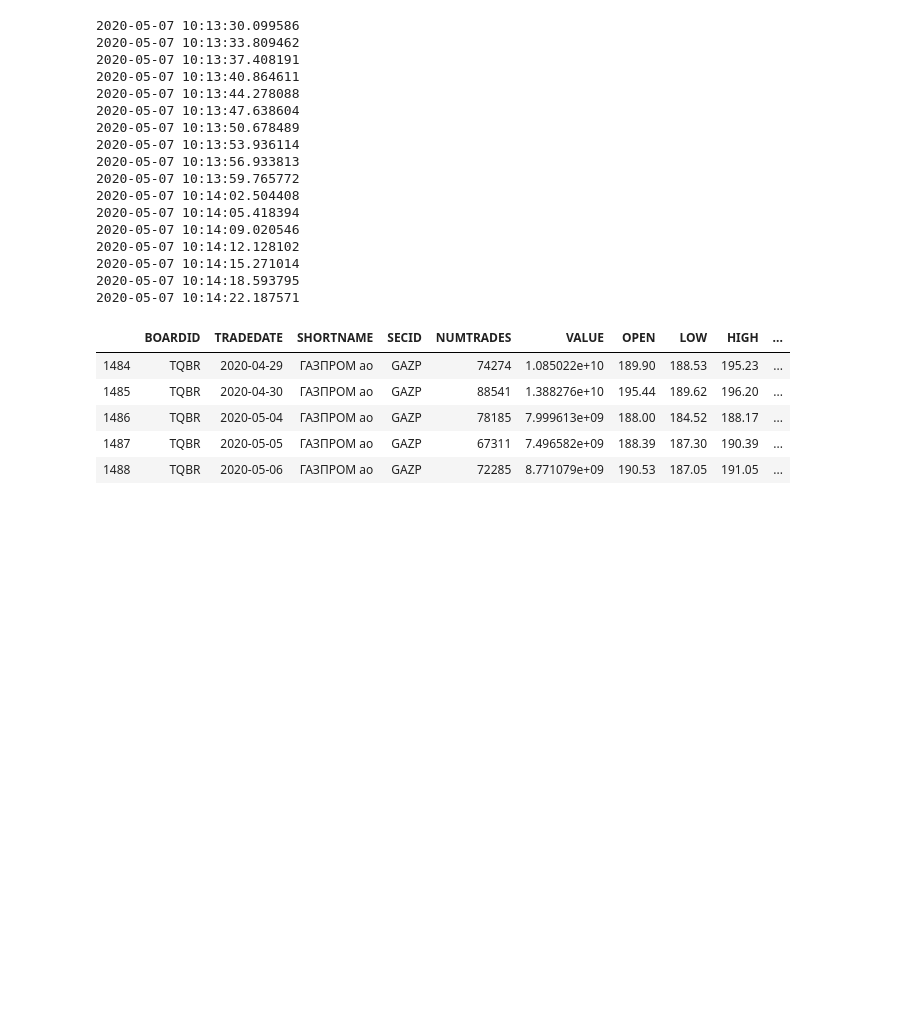
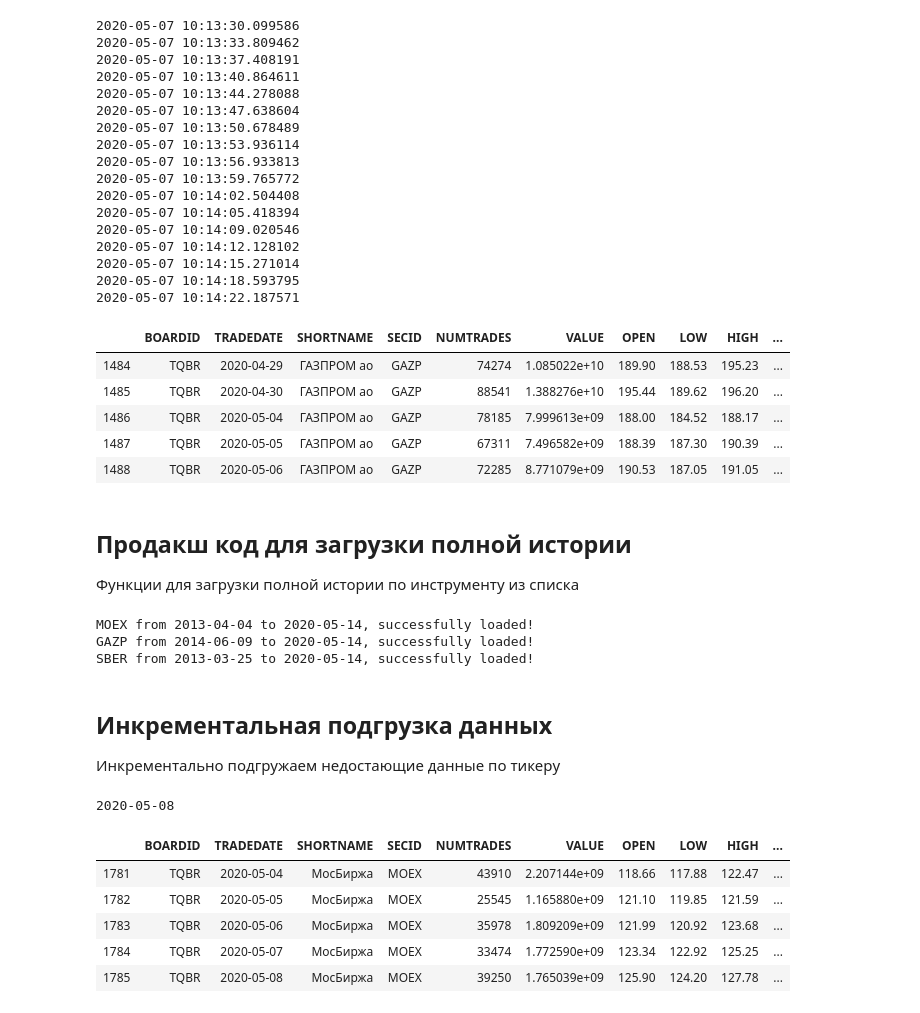
Before and after one commit to inikishin/Pandora, a Jupyter notebook: Notebooks/MOEX API.ipynb, the cells around one changed output. Cells and saved outputs as stored; diff of their text form; code cells hidden in the pictures; blank space fills up the shorter version.

```diff
--- a/Notebooks/MOEX API.ipynb
+++ b/Notebooks/MOEX API.ipynb
@@ -492,0 +494,4 @@ history_data.to_csv('./data/' + ticker + '_data.csv')
+# %% [markdown]
+## Продакш код для загрузки полной истории
+
+Функции для загрузки полной истории по инструменту из списка
@@ -492,0 +552,30 @@ history_data.to_csv('./data/' + ticker + '_data.csv')
+# %%
+ticker_list = ['MOEX', 'GAZP', 'SBER']
+
+for t in ticker_list:
+    load_full_history_MOEX(t, '24')
+# %% [output]
+MOEX from 2013-04-04 to 2020-05-14, successfully loaded!
+GAZP from 2014-06-09 to 2020-05-14, successfully loaded!
+SBER from 2013-03-25 to 2020-05-14, successfully loaded!
+# %% [markdown]
+## Инкрементальная подгрузка данных
+
+Инкрементально подгружаем недостающие данные по тикеру
+# %%
+ticker = 'MOEX'
+
+history_df = pd.read_csv('./data/' + ticker + '_data.csv')
+max_date = str(pd.to_datetime(history_df.TRADEDATE).max())[:10]
+history_df.TRADEDATE = pd.to_datetime(history_df.TRADEDATE)
+history_df.drop(labels='Unnamed: 0', axis=1, inplace=True)
+print(max_date)
+history_df.tail()
+# %% [output]
+2020-05-08
+|  | BOARDID | TRADEDATE | SHORTNAME | SECID | NUMTRADES | VALUE | OPEN | LOW | HIGH | ... |
+| 1781 | TQBR | 2020-05-04 | МосБиржа | MOEX | 43910 | 2.207144e+09 | 118.66 | 117.88 | 122.47 | ... |
+| 1782 | TQBR | 2020-05-05 | МосБиржа | MOEX | 25545 | 1.165880e+09 | 121.10 | 119.85 | 121.59 | ... |
+| 1783 | TQBR | 2020-05-06 | МосБиржа | MOEX | 35978 | 1.809209e+09 | 121.99 | 120.92 | 123.68 | ... |
+| 1784 | TQBR | 2020-05-07 | МосБиржа | MOEX | 33474 | 1.772590e+09 | 123.34 | 122.92 | 125.25 | ... |
+| 1785 | TQBR | 2020-05-08 | МосБиржа | MOEX | 39250 | 1.765039e+09 | 125.90 | 124.20 | 127.78 | ... |
```
Also changed, not shown: parts of 5 cells of this notebook, 12 other files.
